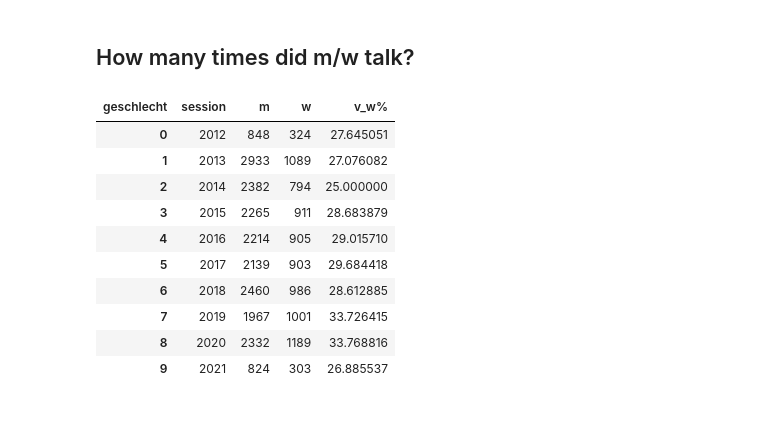
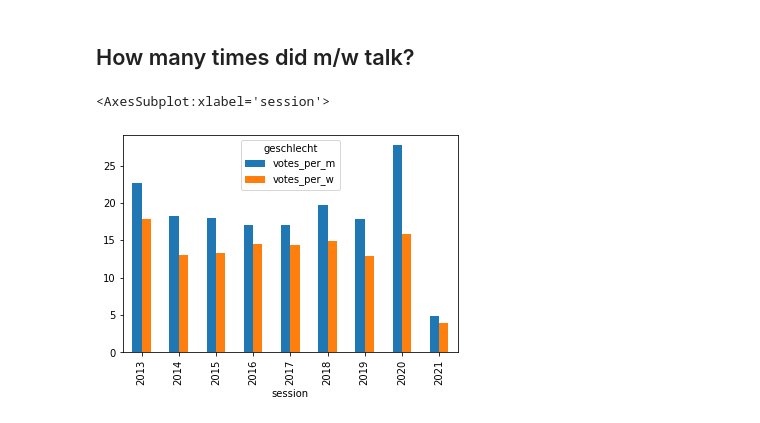
Before and after one commit to simonhuwiler/nzz_zh_kantonsrat, a Jupyter notebook: src/3_analyse.ipynb, the cells around one changed output. Drawn from its saved outputs; the diff is of its cells as text; code cells hidden in the pictures.

```diff
--- a/src/3_analyse.ipynb
+++ b/src/3_analyse.ipynb
@@ -10,6 +11,19 @@ import numpy as np
 # %%
 df_votum_raw = pd.read_csv(Path('../export/votum.csv'))
+
+# Remove non members (mostly former members who are now in the Regierungsrat)
+df_votum_raw = df_votum_raw[df_votum_raw.ismember == True]
+
+# Typecast
 df_votum_raw['sitzung_date'] = pd.to_datetime(df_votum_raw['sitzung_date'])
+
+# Remove empty texts
+df_votum_raw = df_votum_raw[df_votum_raw.text.notna()]
+
+# Calculate Amtsjahr (Amtsjahr 2020 = 1.5.2020 - 30.4.2021)
+df_votum_raw['year'] = df_votum_raw['sitzung_date'].dt.year
+df_votum_raw['month'] = df_votum_raw['sitzung_date'].dt.month
+df_votum_raw['session'] = df_votum_raw.apply(lambda row: row['year'] if row['month'] > 5 else row['year'] - 1, axis=1)
 
 with open(Path('../export/mitglieder.json'), encoding='utf-8') as f:
     kantonsrat = json.load(f)
@@ -24,50 +38,36 @@ df_votum = df_votum_raw.copy()
 # Remove all Statements from President, 1. & 2. Vizepresidents
 df_votum = df_votum[~df_votum.funktion.isin(['Präsidium', '2. Vizepräsidium', '1. Vizepräsidium'])]
 
-# Calculate Amtsjahr (Amtsjahr 2020 = 1.5.2020 - 30.4.2021)
-df_votum['year'] = df_votum['sitzung_date'].dt.year
-df_votum['month'] = df_votum['sitzung_date'].dt.month
-df_votum['session'] = df_votum.apply(lambda row: row['year'] if row['month'] > 5 else row['year'] - 1, axis=1)
-
 df_votum_pivot = pd.pivot_table(df_votum, index='session', columns='geschlecht', values='name', aggfunc='count').reset_index()
-
-df_votum_pivot['w%'] = 100 / (df_votum_pivot['m'] + df_votum_pivot['w']) * df_votum_pivot['w']
-# %%
-df_votum_pivot
-# %% [output]
-| geschlecht | session | m | w | v_w% |
-| 0 | 2012 | 848 | 324 | 27.645051 |
-| 1 | 2013 | 2933 | 1089 | 27.076082 |
-| 2 | 2014 | 2382 | 794 | 25.000000 |
-| 3 | 2015 | 2265 | 911 | 28.683879 |
-| 4 | 2016 | 2214 | 905 | 29.015710 |
-| 5 | 2017 | 2139 | 903 | 29.684418 |
-| 6 | 2018 | 2460 | 986 | 28.612885 |
-| 7 | 2019 | 1967 | 1001 | 33.726415 |
-| 8 | 2020 | 2332 | 1189 | 33.768816 |
-| 9 | 2021 | 824 | 303 | 26.885537 |
 # %%
-# Calculate m/w percentage of Kantonsrat
+# Calculate, how many m and w where in Kantonsrat at that time. Reference day: 1. 7. 20XX
 dtx = []
-for year in range(df_votum['sitzung_date'].min().year, df_votum['sitzung_date'].max().year):
+for year in range(df_votum['sitzung_date'].min().year, df_votum['sitzung_date'].max().year + 1):
 
-    dt = datetime.datetime(year, 11, 11)
+    dt = datetime.datetime(year, 7, 1)
     df = utils.kantonsrat_as_dataframe(kantonsrat, dt)
     df['year'] = year
     dtx.append(df)
 
 df = pd.concat(dtx)
 
 # Remove Präsidents
 df = df[df.funktion.isna()]
 
 df_rat = pd.pivot_table(df, index='year', columns='geschlecht', values='name', aggfunc='count').reset_index()
 
-df_rat['w%'] = 100 / (df_rat['m'] + df_rat['w']) * df_rat['w']
-
 # Concat
 df_res = df_votum_pivot.merge(df_rat, left_on = 'session', right_on = 'year', suffixes=('_v', '_r'))
 
 # Votes per w/m
-df_res['votes_m'] = round(df_res['m_v'] / df_res['m_r'], 1)
-df_res['votes_w'] = round(df_res['w_v'] / df_res['w_r'], 1)
+df_res['votes_per_m'] = round(df_res['m_v'] / df_res['m_r'], 1)
+df_res['votes_per_w'] = round(df_res['w_v'] / df_res['w_r'], 1)
+
+df_res.set_index('session', inplace=True)
+
+df_res.drop(columns=['year'], inplace=True)
+
+df_res[['votes_per_m', 'votes_per_w']].plot.bar()
+# %% [output]
+<AxesSubplot:xlabel='session'>
+[figure, added]
```
Also changed, not shown: parts of 20 cells of this notebook, 6 other files.
